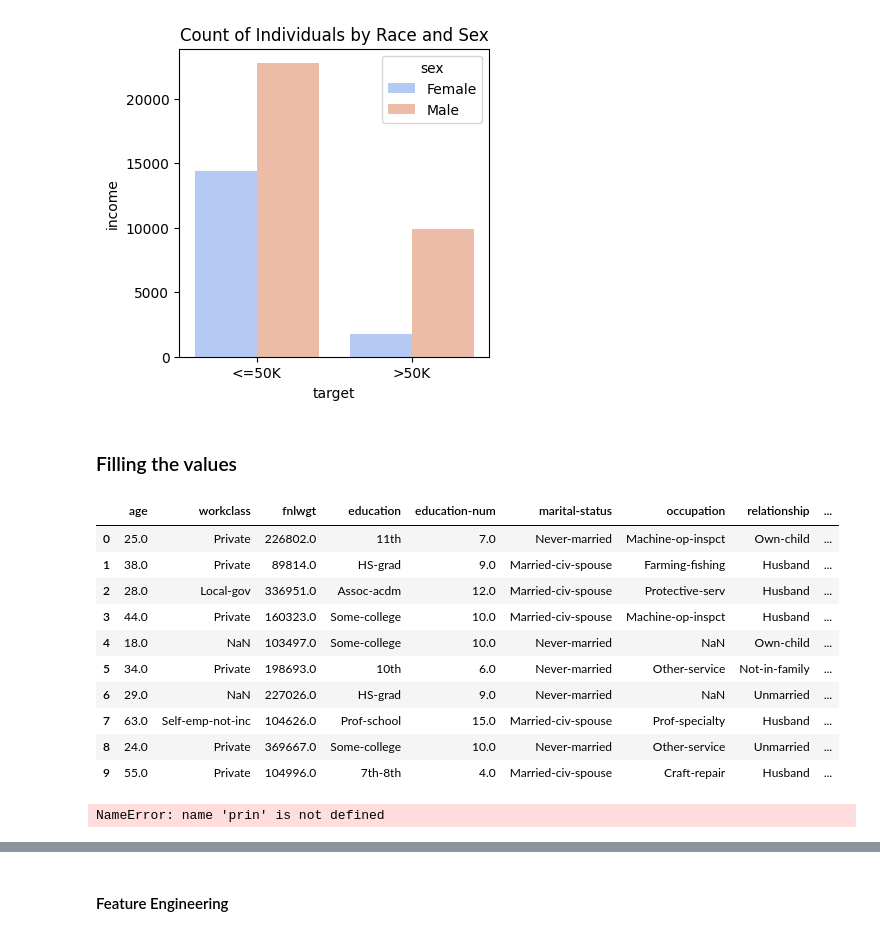
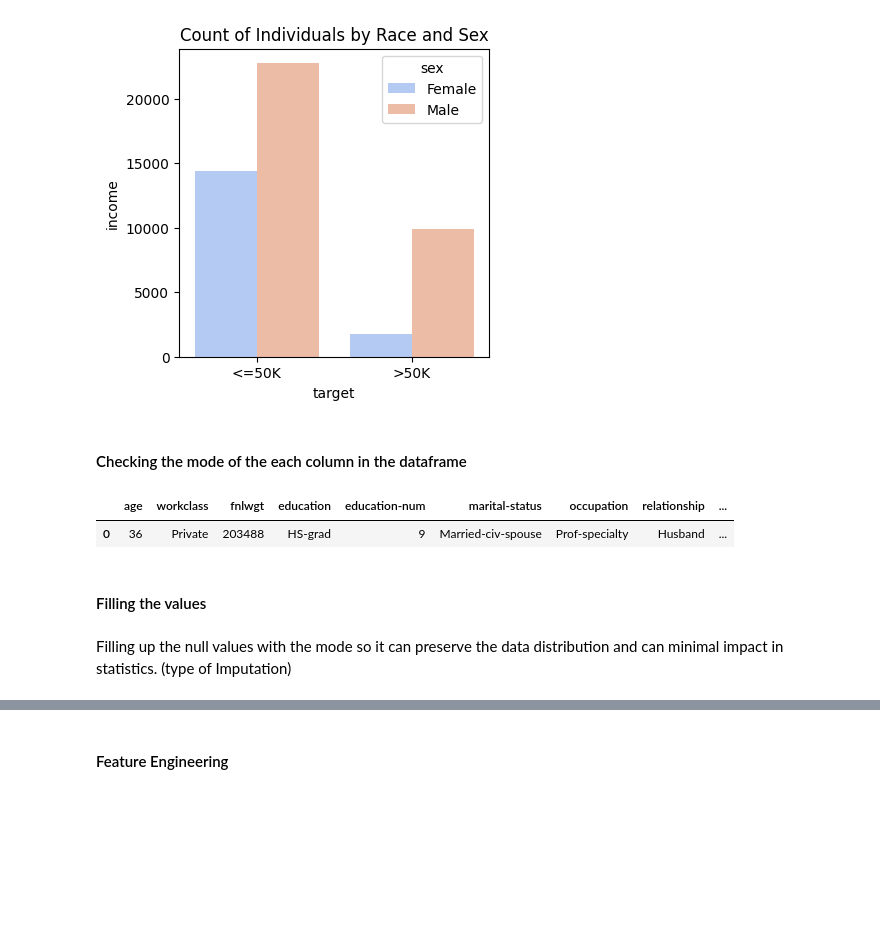
Before and after one commit to Uziii-man/Automatic-Census-Data-Modeling, a Jupyter notebook: Preprocessing the Census Data.ipynb, the cells around one changed output, grey strips where cells are left out. Saved outputs shown, nothing was run; the diff lists cells and outputs as text; code cells hidden in the pictures; blank space fills up the shorter version.

```diff
--- a/Preprocessing the Census Data.ipynb
+++ b/Preprocessing the Census Data.ipynb
@@ -100,0 +143,3 @@ dtype: object
+# %%
+# Inplace true modifies the original dataframe
+df_census_data.drop_duplicates(inplace=True)
@@ -218,24 +271,15 @@ plt.ylabel("income")
 plt.show()
 # %% [output]
 [figure]
+# %% [markdown]
+#### Checking the mode of the each column in the dataframe
+# %%
+df_census_data.mode()
+# %% [output]
+|  | age | workclass | fnlwgt | education | education-num | marital-status | occupation | relationship | ... |
+| 0 | 36 | Private | 203488 | HS-grad | 9 | Married-civ-spouse | Prof-specialty | Husband | ... |
 # %% [markdown]
-### Filling the values
+#### Filling the values
-# %%
-df_census_data.head(10)
-# %% [output]
-|  | age | workclass | fnlwgt | education | education-num | marital-status | occupation | relationship | ... |
-| 0 | 25.0 | Private | 226802.0 | 11th | 7.0 | Never-married | Machine-op-inspct | Own-child | ... |
-| 1 | 38.0 | Private | 89814.0 | HS-grad | 9.0 | Married-civ-spouse | Farming-fishing | Husband | ... |
-| 2 | 28.0 | Local-gov | 336951.0 | Assoc-acdm | 12.0 | Married-civ-spouse | Protective-serv | Husband | ... |
-| 3 | 44.0 | Private | 160323.0 | Some-college | 10.0 | Married-civ-spouse | Machine-op-inspct | Husband | ... |
-| 4 | 18.0 | NaN | 103497.0 | Some-college | 10.0 | Never-married | NaN | Own-child | ... |
-| 5 | 34.0 | Private | 198693.0 | 10th | 6.0 | Never-married | Other-service | Not-in-family | ... |
-| 6 | 29.0 | NaN | 227026.0 | HS-grad | 9.0 | Never-married | NaN | Unmarried | ... |
-| 7 | 63.0 | Self-emp-not-inc | 104626.0 | Prof-school | 15.0 | Married-civ-spouse | Prof-specialty | Husband | ... |
-| 8 | 24.0 | Private | 369667.0 | Some-college | 10.0 | Never-married | Other-service | Unmarried | ... |
-| 9 | 55.0 | Private | 104996.0 | 7th-8th | 4.0 | Married-civ-spouse | Craft-repair | Husband | ... |
-# %%
-prin("123")
-# %% [output]
-NameError: name 'prin' is not defined
+# %% [markdown]
+Filling up the null values with the mode so it can preserve the data distribution and can minimal impact in statistics. (type of Imputation)
 # %%
```
Also changed, not shown: parts of 21 cells of this notebook.
